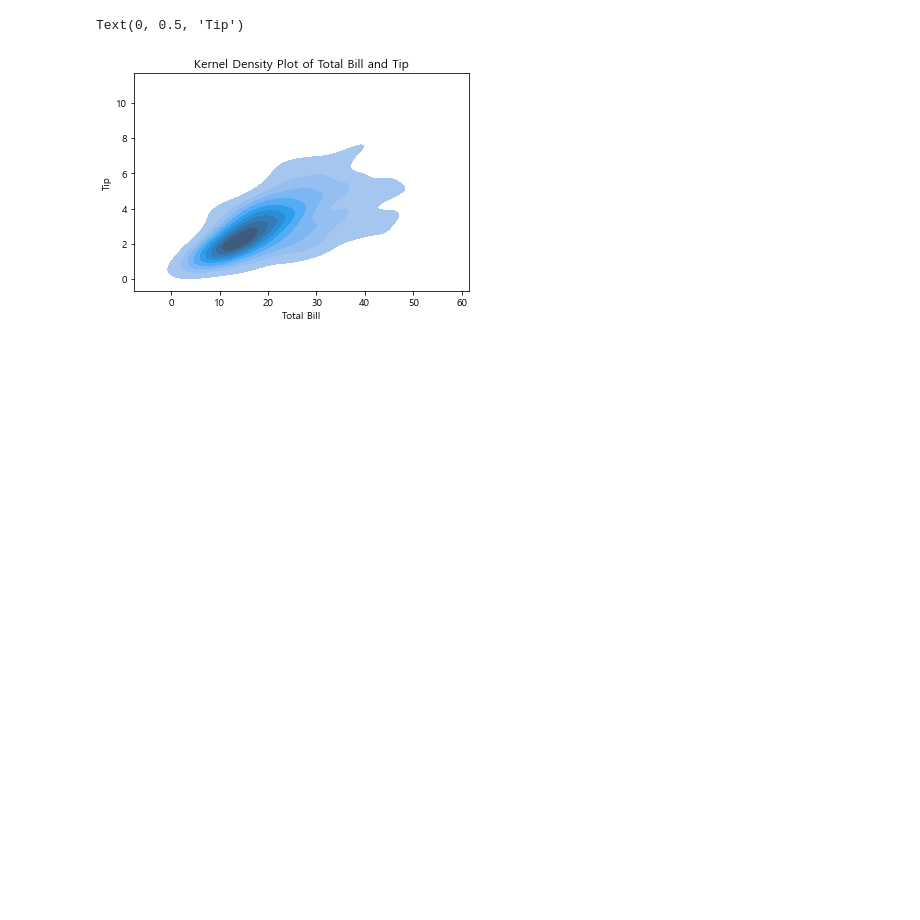
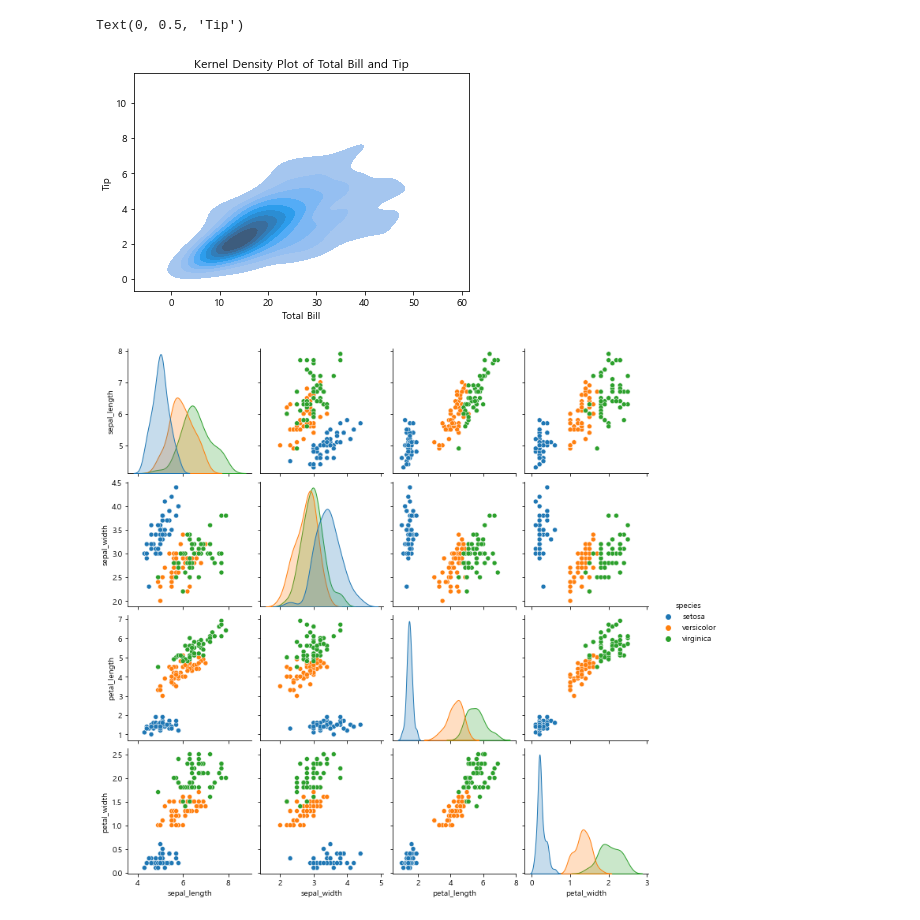
Before and after one commit to mindaylife/Data-Analysis-2021.11, a Jupyter notebook: 03.시각화/iris&tips.ipynb, the cells around one changed output. Saved outputs shown, nothing was run; the diff lists cells and outputs as text; code cells hidden in the pictures; blank space fills up the shorter version.

```diff
--- a/03.시각화/iris&tips.ipynb
+++ b/03.시각화/iris&tips.ipynb
@@ -83,3 +83,9 @@ ax.set_ylabel('Tip')
 # %% [output]
 Text(0, 0.5, 'Tip')
 [figure]
+# %%
+from sklearn.datasets import load_iris
+iris = sns.load_dataset('iris')
+fig = sns.pairplot(iris, hue='species')
+# %% [output]
+[figure, added]
```
Also changed, not shown: parts of 5 cells of this notebook, 1 other file.
